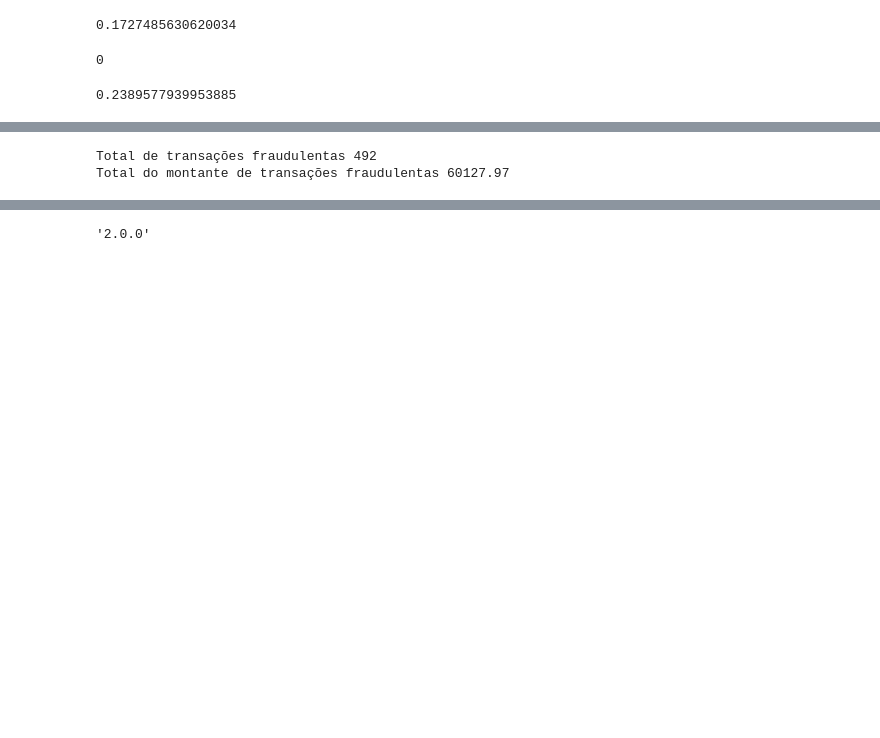
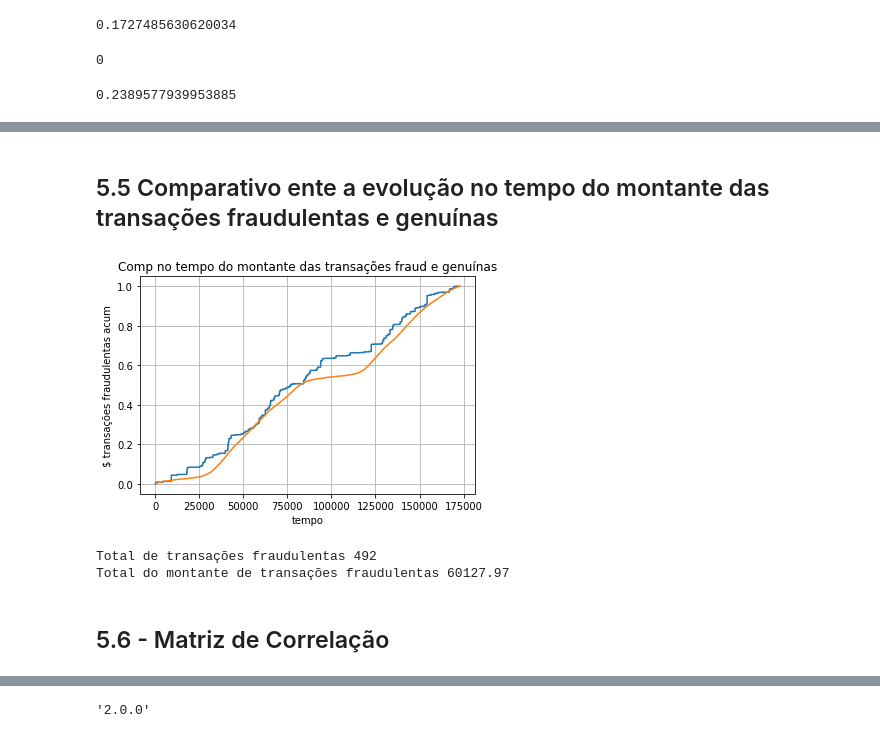
Before and after one commit to DeepFluxion/F1rst, a Jupyter notebook: notebooks/Teste_para_vaga_Cientista_de_Dados_Senior_Parte_1_B.ipynb, the cells around one changed output, grey strips where cells are left out. Saved outputs shown, nothing was run; the diff lists cells and outputs as text; code cells hidden in the pictures; blank space fills up the shorter version.

```diff
--- a/notebooks/Teste_para_vaga_Cientista_de_Dados_Senior_Parte_1_B.ipynb
+++ b/notebooks/Teste_para_vaga_Cientista_de_Dados_Senior_Parte_1_B.ipynb
@@ -200,6 +235,20 @@ plt.grid()
+# %% [markdown]
+## 5.5 Comparativo ente a evolução no tempo do montante das transações fraudulentas e genuínas
+# %%
+# Comparativo ente a evolução no tempo do montante das transações fraudulentas e genuínas
+plt.plot(df['Time'],(df['Amount']*df['isFraud']).cumsum()/(df['Amount']*df['isFraud']).sum())
+plt.plot(df['Time'],df['Amount'].cumsum()/df['Amount'].sum())
+plt.title("Comp no tempo do montante das transações fraud e genuínas")
+plt.xlabel("tempo")
+plt.ylabel("$ transações fraudulentas acum")
+plt.grid()
+# %% [output]
+[figure, added]
 # %%
 print(' '.join(['Total de transações fraudulentas',str(df.isFraud.sum())]))
 print(' '.join(['Total do montante de transações fraudulentas',str((df.Amount*df.isFraud).sum())]))
 # %% [output]
 Total de transações fraudulentas 492
 Total do montante de transações fraudulentas 60127.97
+# %% [markdown]
+## 5.6 - Matriz de Correlação
```
Also changed, not shown: parts of 56 cells of this notebook.
